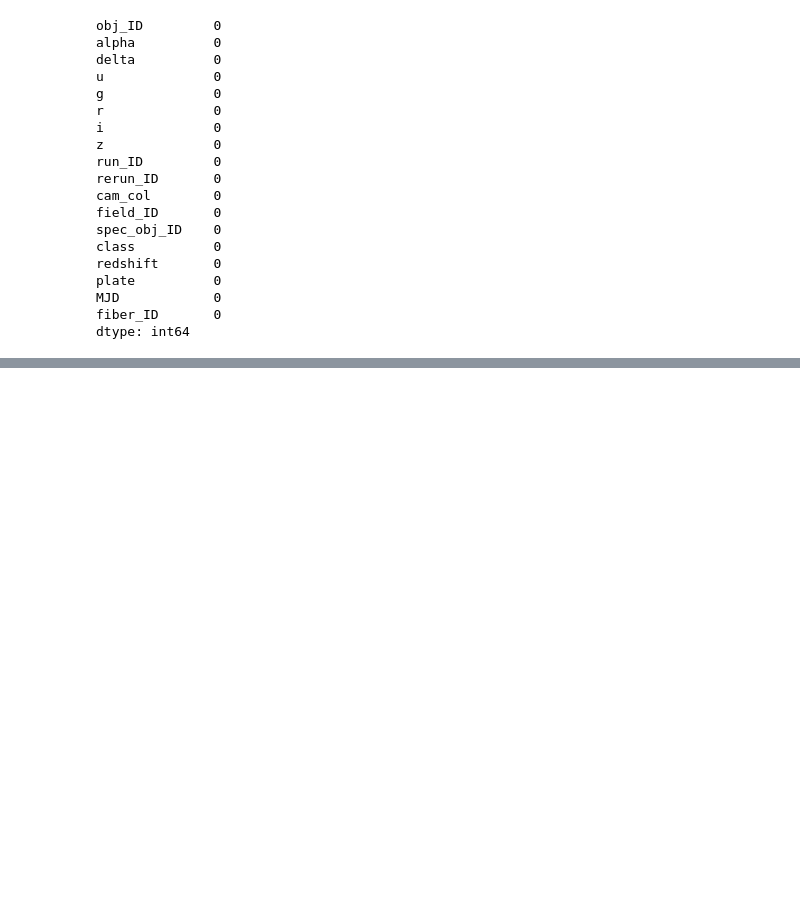
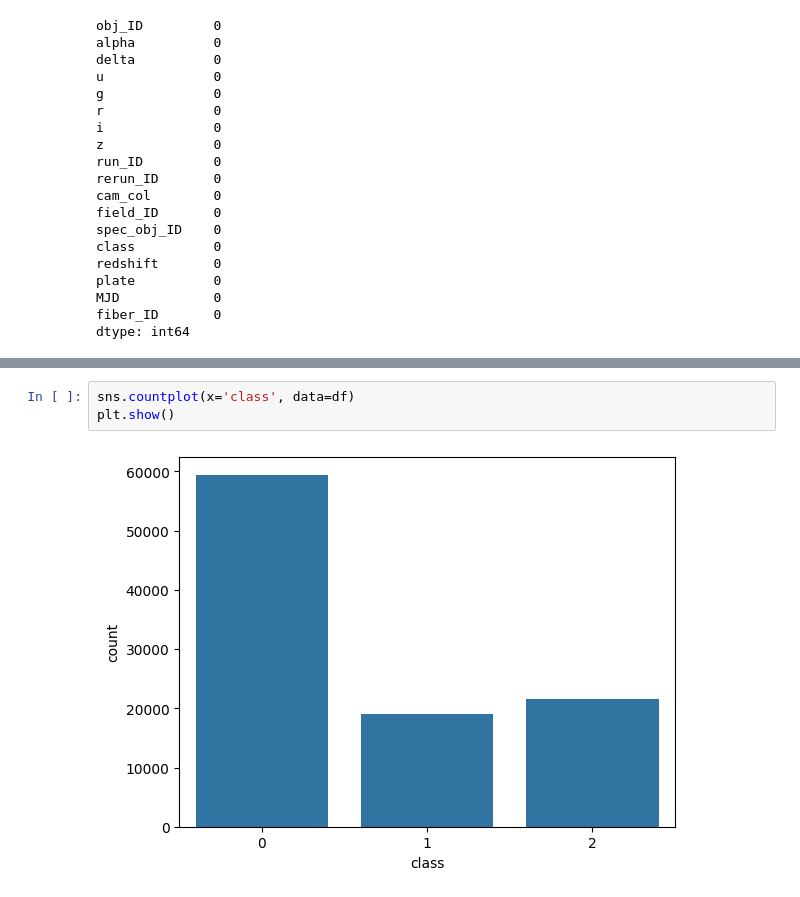
Before and after one commit to LeonardoMBarca/Stellar-Classification, a Jupyter notebook: EDA/eda.ipynb, the cells around one changed output, grey strips where cells are left out. Saved outputs shown, nothing was run; the diff lists cells and outputs as text; blank space fills up the shorter version.

```diff
--- a/EDA/eda.ipynb
+++ b/EDA/eda.ipynb
@@ -79,0 +105,5 @@ dtype: int64
+# %%
+sns.countplot(x='class', data=df)
+plt.show()
+# %% [output]
+[figure, added]
```
Also changed, not shown: parts of 7 cells of this notebook, 1 other file.
